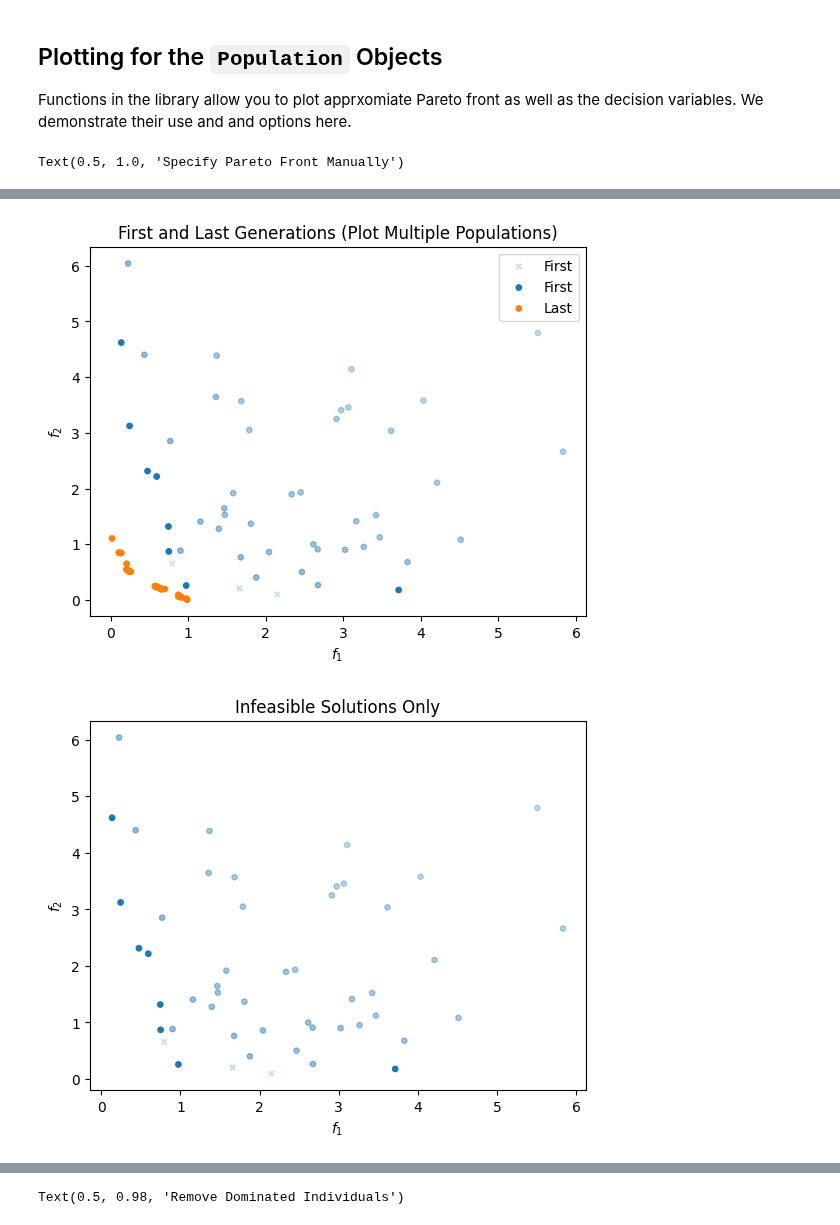
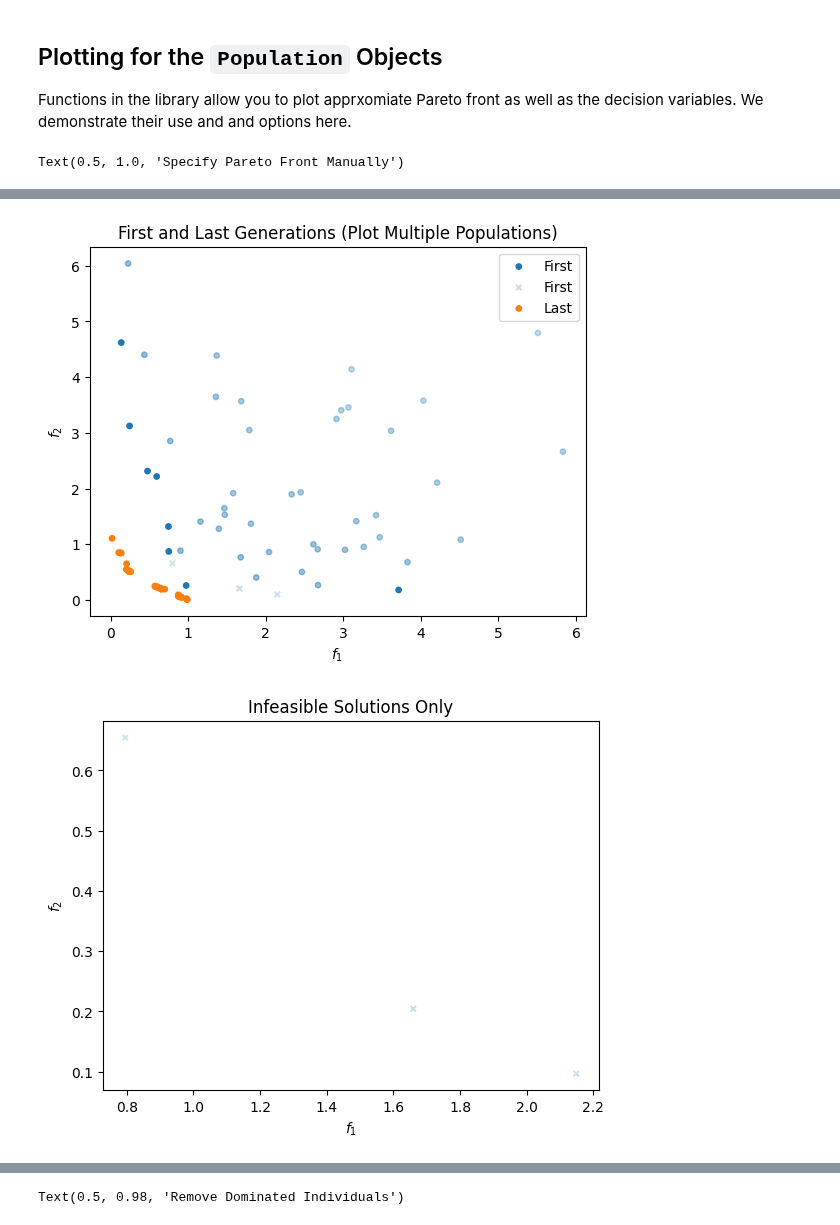
Before and after one commit to electronsandstuff/ParetoBench, a Jupyter notebook: example_notebooks/plotting.ipynb, the cells around one changed output, grey strips where cells are left out. Cells and saved outputs as stored; diff of their text form; code cells hidden in the pictures.

Commit message:
handle expanded plot filtering options

```diff
--- a/example_notebooks/plotting.ipynb
+++ b/example_notebooks/plotting.ipynb
@@ -29,38 +29,38 @@ last_pop = exp.runs[idx].reports[-1]
 # shown with some transparency to distinguish them
 plot_objectives(last_pop)
 plt.title("Last Population")
 
 # Plot the first generation to demonstrate what infeasible solutions look like and show multiple plotting
 fig, ax = plot_objectives(first_pop, settings=PlotObjectivesSettings(label="First"))
 plot_objectives(last_pop, fig, ax, settings=PlotObjectivesSettings(label="Last"))
 plt.title("First and Last Generations (Plot Multiple Populations)")
 plt.legend()
 
 # Show off the infeasible solutions
 plot_objectives(first_pop, settings=PlotObjectivesSettings(plot_feasible="infeasible"))
 plt.title("Infeasible Solutions Only")
 
 # Don't plot the dominated solutions
-plot_objectives(last_pop, settings=PlotObjectivesSettings(plot_dominated=False))
+plot_objectives(last_pop, settings=PlotObjectivesSettings(plot_dominated="non-dominated"))
 plt.title("Non-dominated Solutions Only")
 
 # Add the attainment surface
 plot_objectives(last_pop, settings=PlotObjectivesSettings(plot_attainment=True, plot_dominated_area=True))
 plt.title("Attainment Surface and Dominated Area")
 
 # Let's add the analytical Pareto front to it
-plot_objectives(last_pop, settings=PlotObjectivesSettings(plot_dominated=True, problem=exp.runs[idx].problem))
+plot_objectives(last_pop, settings=PlotObjectivesSettings(problem=exp.runs[idx].problem))
 plt.title("Add Pareto Front")
 
 # Can also manually specify the objecitves if not using a standard problem
 pf = np.column_stack((np.linspace(0, 0.9, 128), np.linspace(0.6, 0, 128)))
-plot_objectives(last_pop, settings=PlotObjectivesSettings(plot_dominated=True, pf_objectives=pf))
+plot_objectives(last_pop, settings=PlotObjectivesSettings(pf_objectives=pf))
 plt.title("Specify Pareto Front Manually")
 # %% [output]
 Text(0.5, 1.0, 'Specify Pareto Front Manually')
 [figure]
-[figure, old version]
+[figure, new version]
-[figure, old version]
+[figure, new version]
 [figure]
 [figure]
 [figure]
```
Also changed, not shown: 1 other file.
